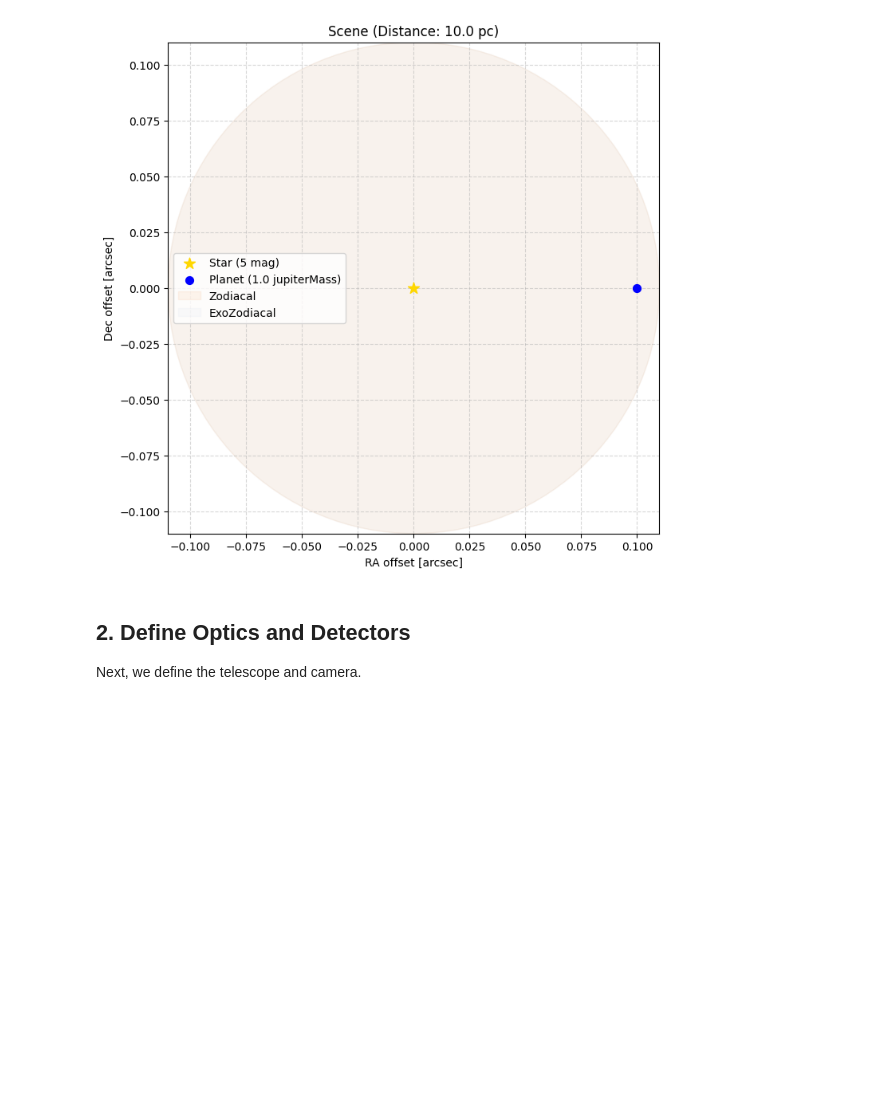
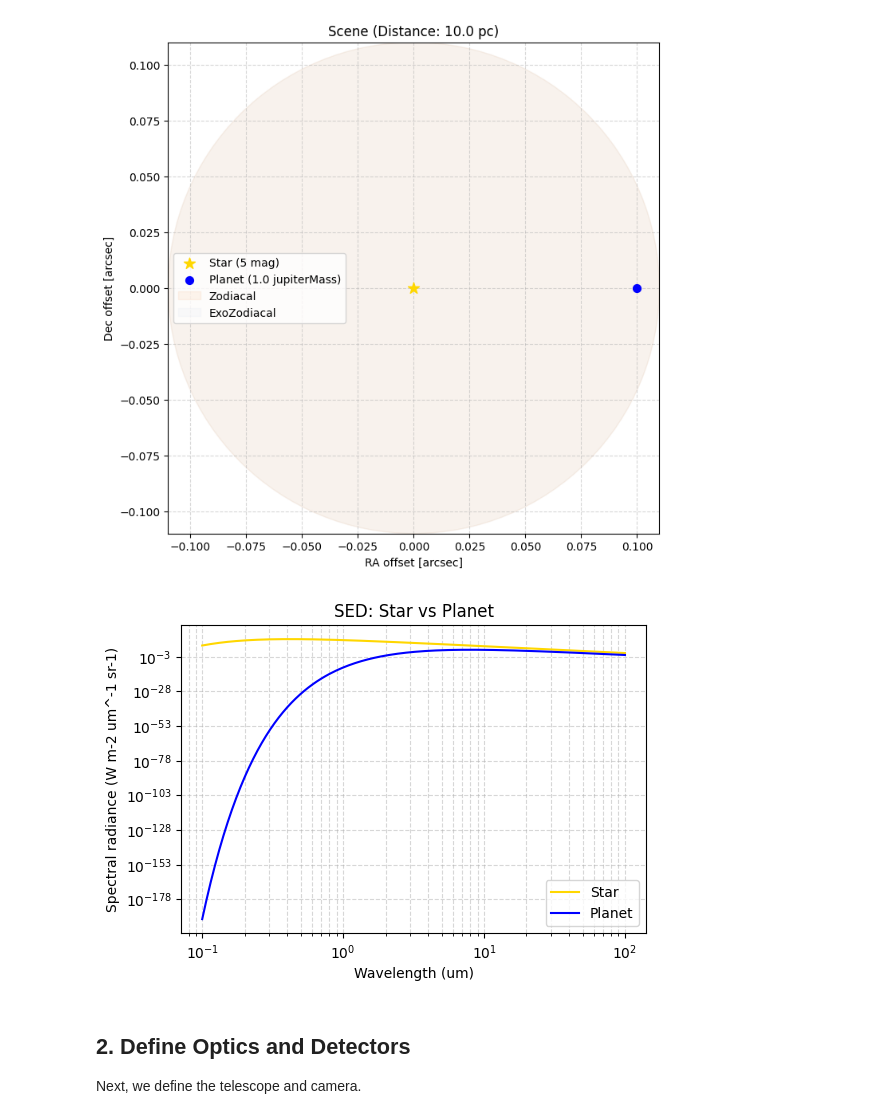
Before and after one commit to VForiel/HELIOS, a Jupyter notebook: examples/demo.ipynb, the cells around one changed output. Cells and saved outputs as stored; diff of their text form; code cells hidden in the pictures; blank space fills up the shorter version.

```diff
--- a/examples/demo.ipynb
+++ b/examples/demo.ipynb
@@ -38,6 +38,14 @@ scene.plot()
 plt.show()
 # %% [output]
 [figure]
+# %%
+# Plot SEDs for star and planet using the new helper
+ax = star.plot_sed(color='gold', label='Star')
+ax = planet.plot_sed(ax=ax, color='blue', label='Planet')
+ax.set_title('SED: Star vs Planet')
+plt.show()
+# %% [output]
+[figure, added]
 # %% [markdown]
 ## 2. Define Optics and Detectors
 Next, we define the telescope and camera.
```
Also changed, not shown: 6 other files.
